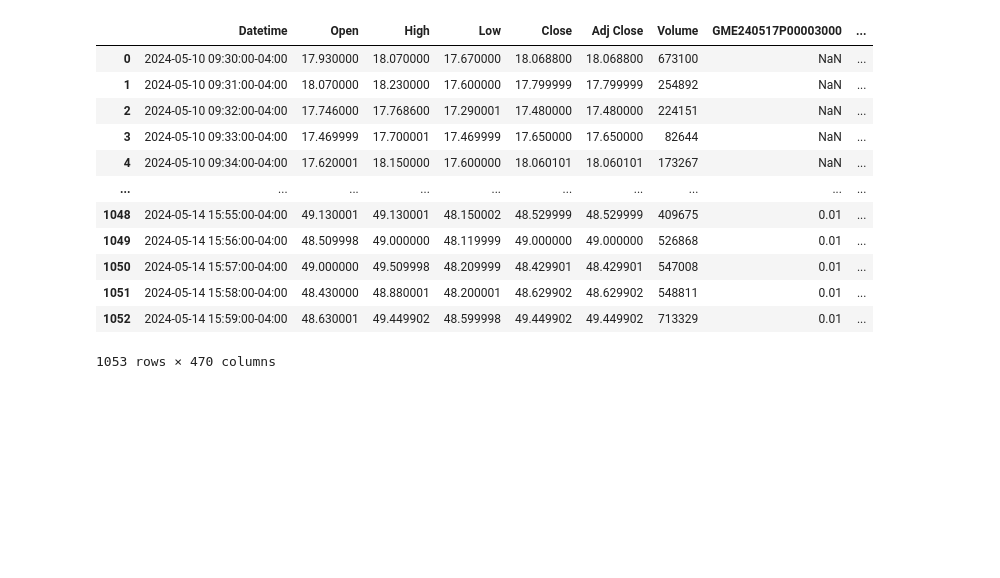
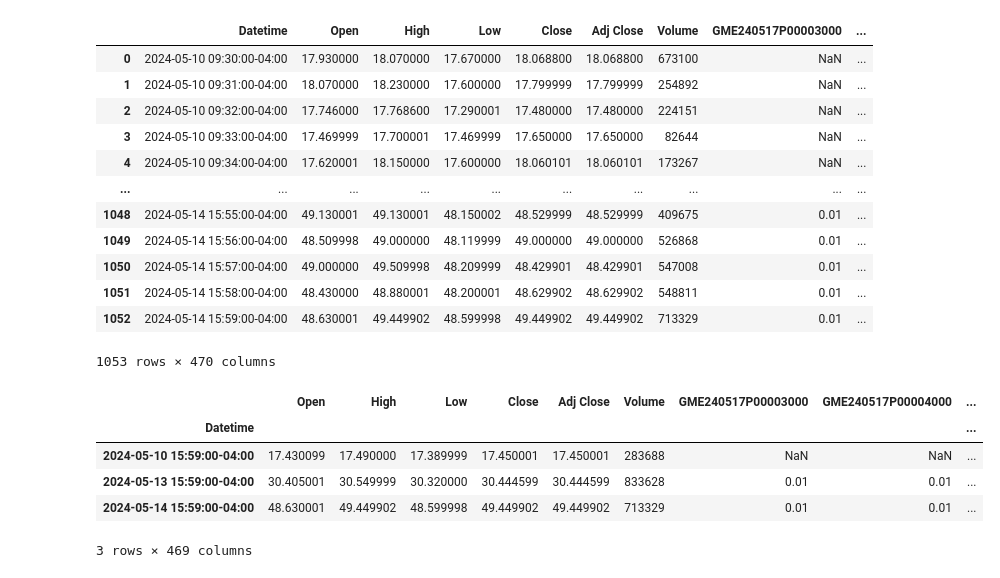
Before and after one commit to dpmaloney/gapping-up, a Jupyter notebook: gap-up.ipynb, the cells around one changed output. Cells and saved outputs as stored; diff of their text form; code cells hidden in the pictures; blank space fills up the shorter version.

```diff
--- a/gap-up.ipynb
+++ b/gap-up.ipynb
@@ -132,6 +132,15 @@ merged_data
 | 1051 | 2024-05-14 15:58:00-04:00 | 48.430000 | 48.880001 | 48.200001 | 48.629902 | 48.629902 | 548811 | 0.01 | ... |
 | 1052 | 2024-05-14 15:59:00-04:00 | 48.630001 | 49.449902 | 48.599998 | 49.449902 | 49.449902 | 713329 | 0.01 | ... |
 1053 rows × 470 columns
+# %%
+merged_data.set_index('Datetime').between_time('15:59', '16:00')
+# %% [output]
+|  | Open | High | Low | Close | Adj Close | Volume | GME240517P00003000 | GME240517P00004000 | ... |
+| Datetime |  |  |  |  |  |  |  |  | ... |
+| 2024-05-10 15:59:00-04:00 | 17.430099 | 17.490000 | 17.389999 | 17.450001 | 17.450001 | 283688 | NaN | NaN | ... |
+| 2024-05-13 15:59:00-04:00 | 30.405001 | 30.549999 | 30.320000 | 30.444599 | 30.444599 | 833628 | 0.01 | 0.01 | ... |
+| 2024-05-14 15:59:00-04:00 | 48.630001 | 49.449902 | 48.599998 | 49.449902 | 49.449902 | 713329 | 0.01 | 0.01 | ... |
+3 rows × 469 columns
 # %%
 merged_data.set_index('Datetime').between_time('9:30', '9:30')
 # %% [output]
```
Also changed, not shown: parts of 11 cells of this notebook.
